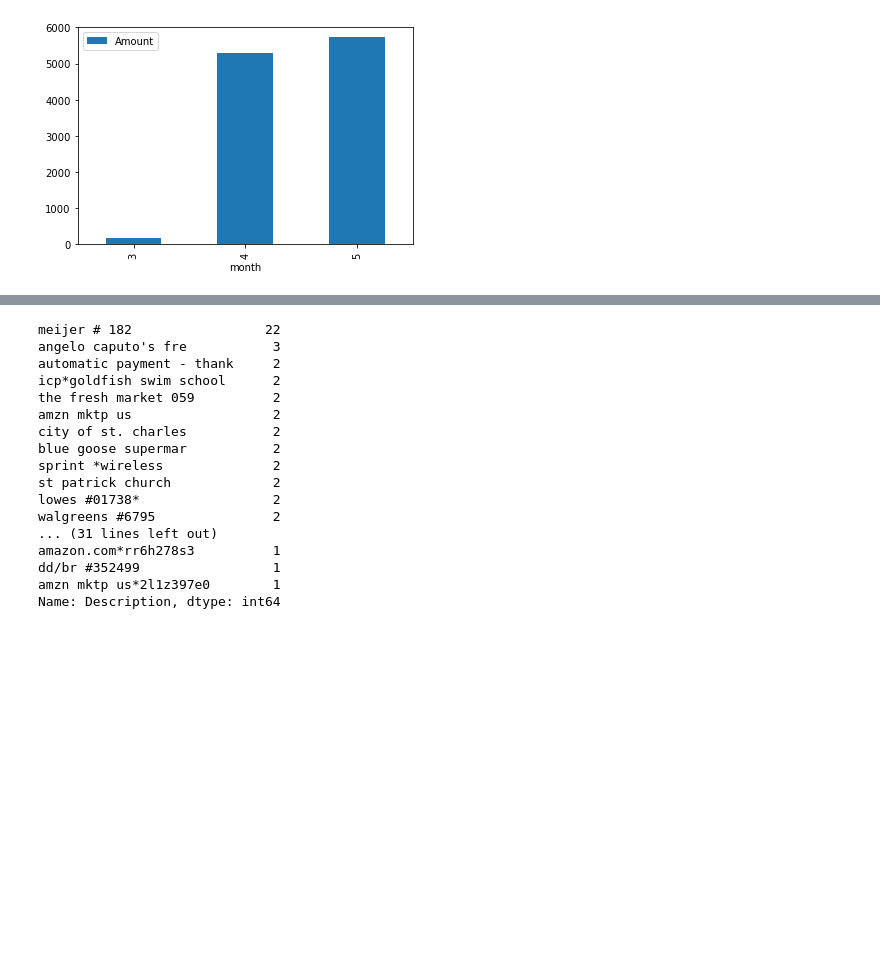
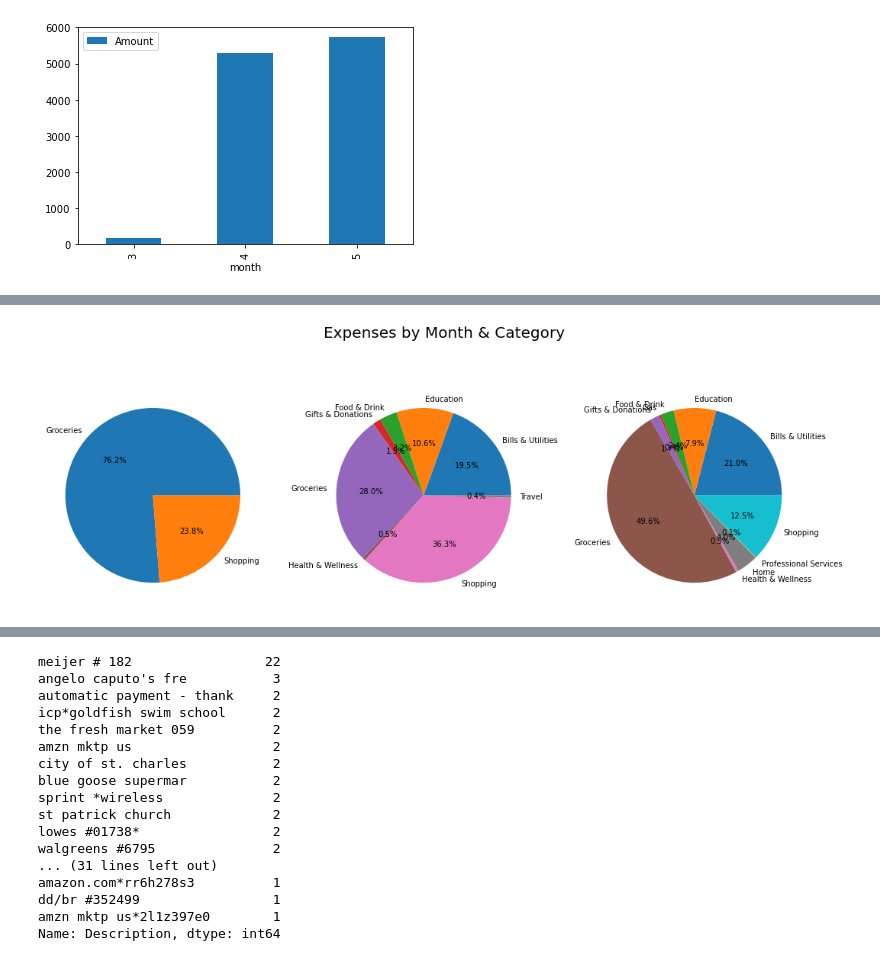
Before and after one commit to Luv2bnanook44/expenses-report, a Jupyter notebook: workspace.ipynb, the cells around one changed output, grey strips where cells are left out. Saved outputs shown, nothing was run; the diff lists cells and outputs as text; code cells hidden in the pictures; blank space fills up the shorter version.

Commit message:
finalized pie chart and stacked bar for data1

```diff
--- a/workspace.ipynb
+++ b/workspace.ipynb
@@ -57,28 +50,0 @@ print(sum(y, z))
-# %%
-def expense_types_by_month(data):
-    '''returns a stacked bar chart grouping expenses by month and category'''
-
-    categories = data['Category'].value_counts().index
-
-    amounts = []
-
-    for category in categories:
-        x = list(data1[data1['Category']==category][['Amount', 'month']].groupby('month').sum().sort_values(by='month').index)
-        y = list(data1[data1['Category']==category][['Amount', 'month']].groupby('month').sum().sort_values(by='month').values.reshape(1,-1)[0])
-
-        if len(y)==1:
-            dollars = [0,0] + y
-        elif len(y)==2:
-            dollars = [0] + y
-        else:
-            dollars = y
-
-        amounts.append(np.array(dollars).reshape(1,-1))
-        return amounts
-#         plt.bar(x, amounts[-1], bottom=np.add(amounts[:-1]))
-
-#     plt.xticks(ticks=categories, labels=['March', 'April', 'May'])
-#     plt.ylabel('Amount Spent - USD')
-#     plt.xlabel('Month')
-#     plt.legend(categories)
-#     plt.show()
@@ -88,0 +115,4 @@ expense_types_by_month(data1)
+# %%
+expense_types_by_month(data1, kind='pie')
+# %% [output]
+[figure, added]
```
Also changed, not shown: parts of 5 cells of this notebook.
